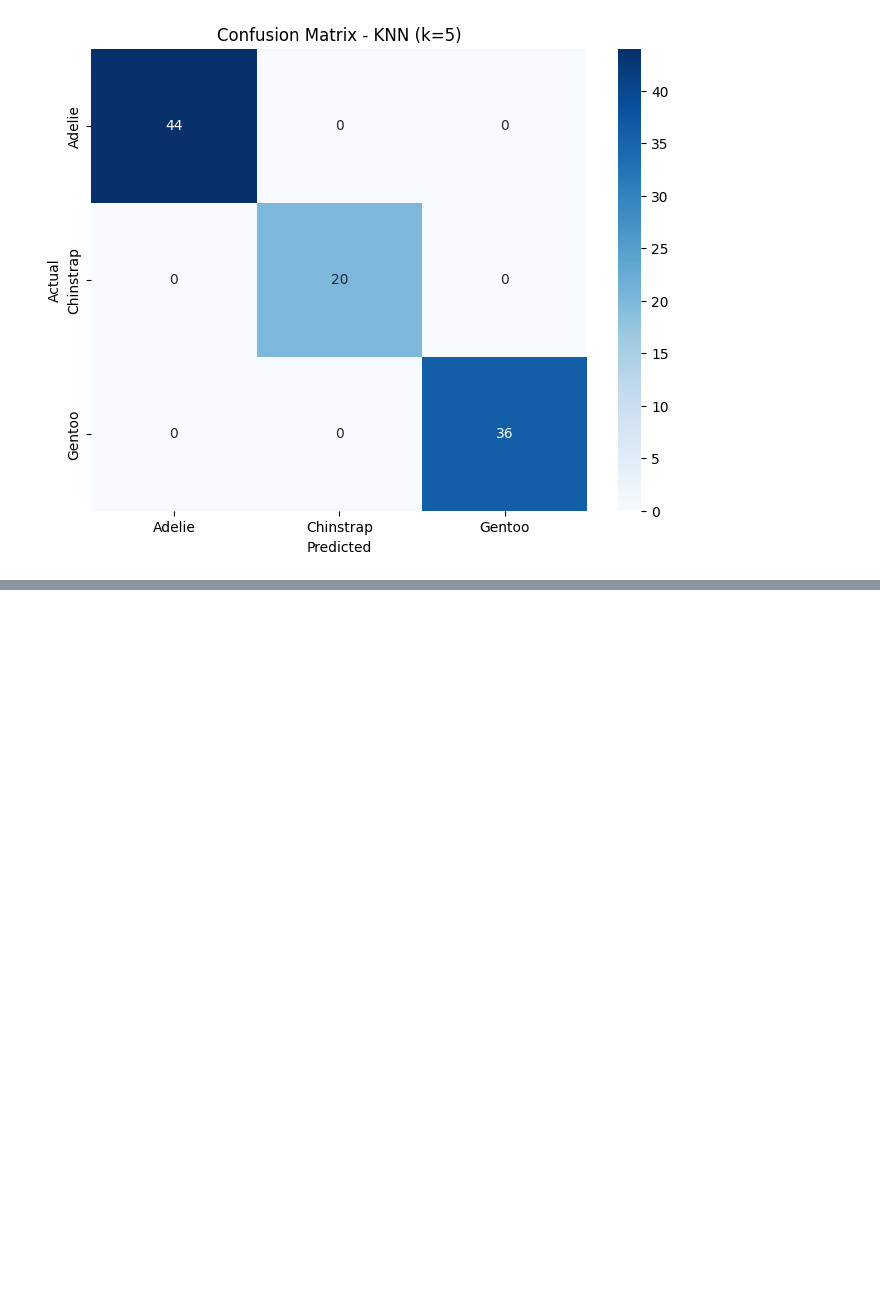
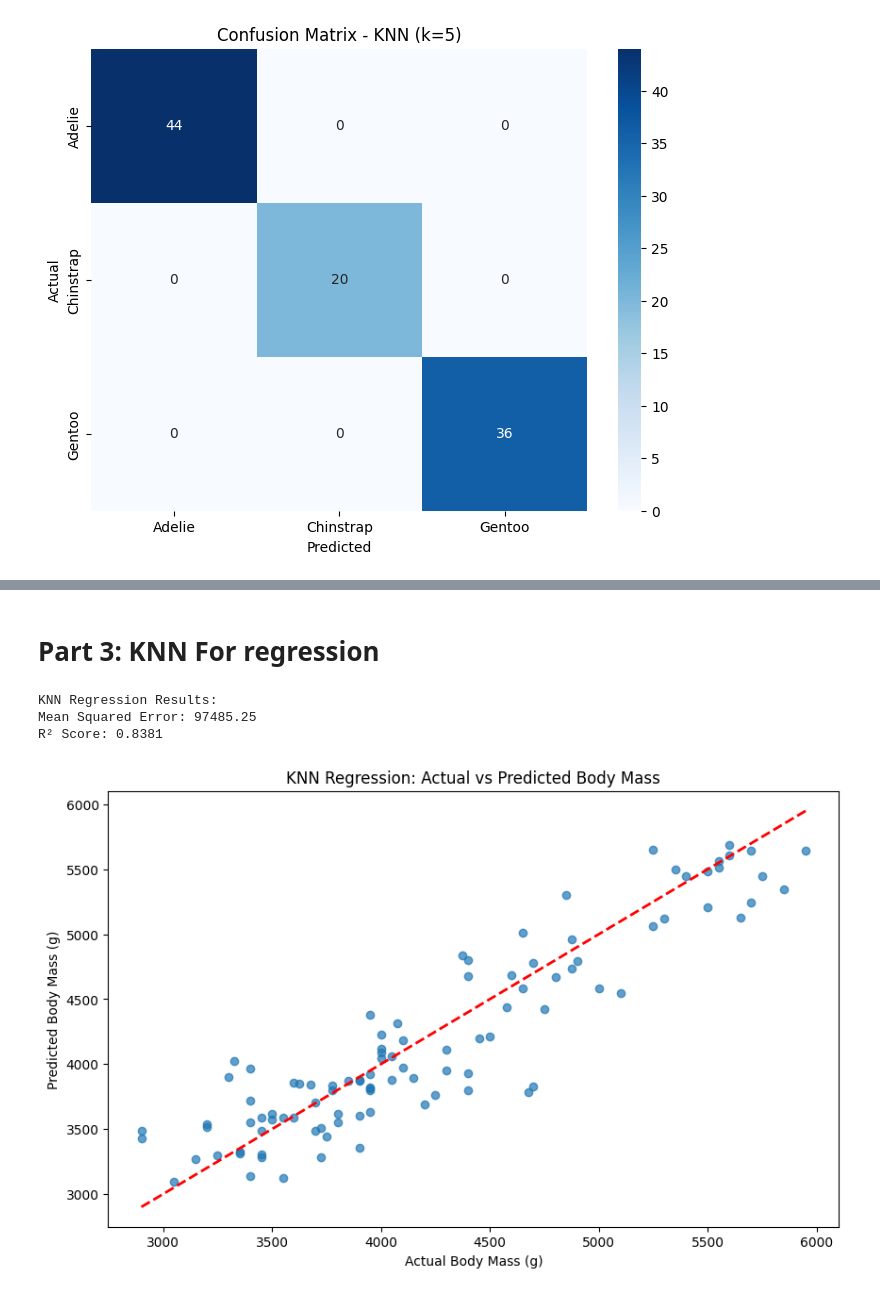
Before and after one commit to samarthya/learn-knn, a Jupyter notebook: knn-learn.ipynb, the cells around one changed output, grey strips where cells are left out. Saved outputs shown, nothing was run; the diff lists cells and outputs as text; code cells hidden in the pictures; blank space fills up the shorter version.

```diff
--- a/knn-learn.ipynb
+++ b/knn-learn.ipynb
@@ -124,0 +187,57 @@ plt.show()
+# %% [markdown]
+# Part 3: KNN For regression
+# %%
+from sklearn.neighbors import KNeighborsRegressor
+from sklearn.metrics import mean_squared_error, r2_score
+
+# Use KNN for regression - predict body mass
+features_reg = ['bill_length_mm', 'bill_depth_mm', 'flipper_length_mm']
+X_reg = penguins_clean[features_reg]
+y_reg = penguins_clean['body_mass_g']
+
+# Split the data
+X_train_reg, X_test_reg, y_train_reg, y_test_reg = train_test_split(
+    X_reg, y_reg, test_size=0.3, random_state=42)
+
+# Scale features
+scaler_reg = StandardScaler()
+X_train_reg_scaled = scaler_reg.fit_transform(X_train_reg)
+X_test_reg_scaled = scaler_reg.transform(X_test_reg)
+
+# KNN Regression
+knn_reg = KNeighborsRegressor(n_neighbors=5)
+knn_reg.fit(X_train_reg_scaled, y_train_reg)
+y_pred_reg = knn_reg.predict(X_test_reg_scaled)
+
+# Evaluate regression
+mse = mean_squared_error(y_test_reg, y_pred_reg)
+r2 = r2_score(y_test_reg, y_pred_reg)
+
+print("KNN Regression Results:")
+print(f"Mean Squared Error: {mse:.2f}")
+print(f"R² Score: {r2:.4f}")
+# %% [output]
+KNN Regression Results:
+Mean Squared Error: 97485.25
+R² Score: 0.8381
+# %%
+# Visualize regression predictions vs actual values to spot systematic errors.
+# Ideal outcome: points lie along the red diagonal line (perfect predictions).
+# Deviations show prediction error. Check for patterns:
+#   - Points consistently above/below line = bias
+#   - Wide scatter = high variance / poor fit
+#   - Clusters off the line = the model struggles with certain value ranges
+
+plt.figure(figsize=(10, 6))
+plt.scatter(y_test_reg, y_pred_reg, alpha=0.7, edgecolors='k', linewidth=0.5)
+plt.plot([y_test_reg.min(), y_test_reg.max()],
+         [y_test_reg.min(), y_test_reg.max()],
+         'r--', lw=2, label='Perfect Prediction')
+plt.xlabel('Actual Body Mass (g)')
+plt.ylabel('Predicted Body Mass (g)')
+plt.title('KNN Regression: Actual vs Predicted Body Mass')
+plt.legend()
+plt.grid(True, alpha=0.3)
+plt.show()
+# %% [output]
+[figure, added]
```
Also changed, not shown: parts of 14 cells of this notebook.
